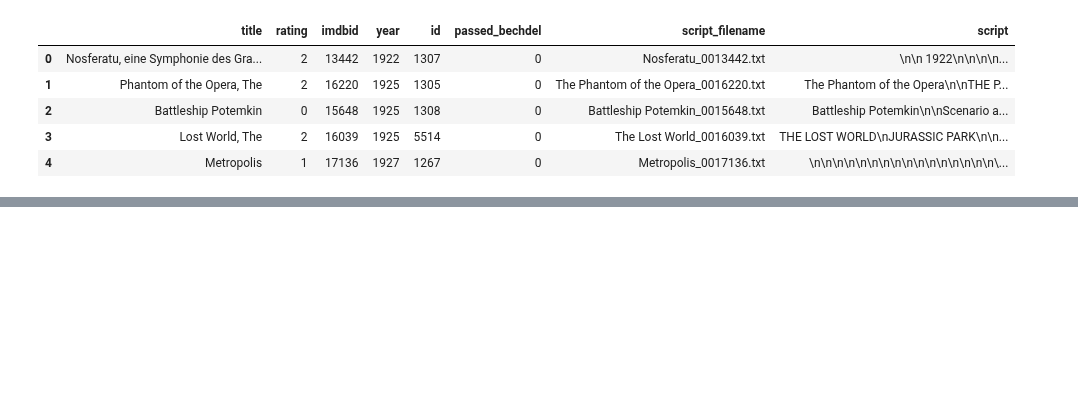
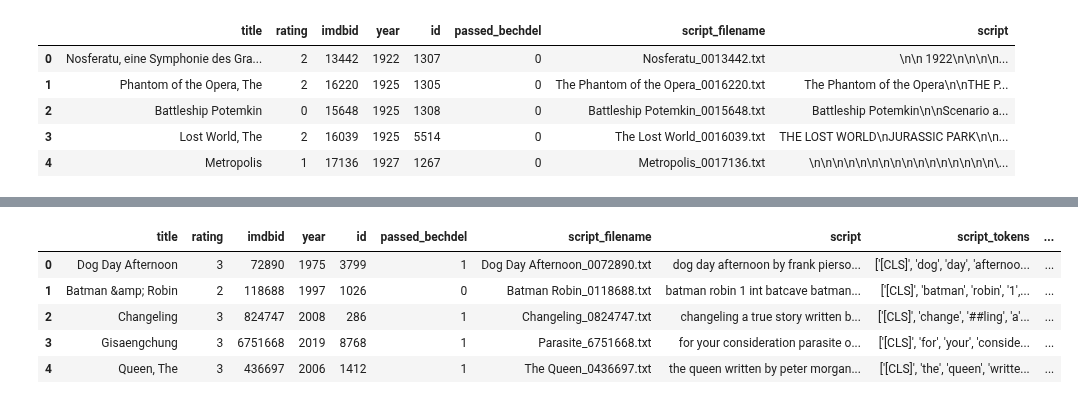
Before and after one commit to sigridbom/NLP_exam, a Jupyter notebook: 2_preprocessing/2_preprocessing.ipynb, the cells around one changed output, grey strips where cells are left out. Saved outputs shown, nothing was run; the diff lists cells and outputs as text; code cells hidden in the pictures; blank space fills up the shorter version.

```diff
--- a/2_preprocessing/2_preprocessing.ipynb
+++ b/2_preprocessing/2_preprocessing.ipynb
@@ -63,0 +218,10 @@ data.head()
+# %%
+test = pd.read_csv("train_embedded.csv")
+test.head()
+# %% [output]
+|  | title | rating | imdbid | year | id | passed_bechdel | script_filename | script | script_tokens | ... |
+| 0 | Dog Day Afternoon | 3 | 72890 | 1975 | 3799 | 1 | Dog Day Afternoon_0072890.txt | dog day afternoon by frank pierso... | ['[CLS]', 'dog', 'day', 'afternoo... | ... |
+| 1 | Batman &amp; Robin | 2 | 118688 | 1997 | 1026 | 0 | Batman Robin_0118688.txt | batman robin 1 int batcave batman... | ['[CLS]', 'batman', 'robin', '1',... | ... |
+| 2 | Changeling | 3 | 824747 | 2008 | 286 | 1 | Changeling_0824747.txt | changeling a true story written b... | ['[CLS]', 'change', '##ling', 'a'... | ... |
+| 3 | Gisaengchung | 3 | 6751668 | 2019 | 8768 | 1 | Parasite_6751668.txt | for your consideration parasite o... | ['[CLS]', 'for', 'your', 'conside... | ... |
+| 4 | Queen, The | 3 | 436697 | 2006 | 1412 | 1 | The Queen_0436697.txt | the queen written by peter morgan... | ['[CLS]', 'the', 'queen', 'writte... | ... |
```
Also changed, not shown: parts of 25 cells of this notebook, 1 other file.
